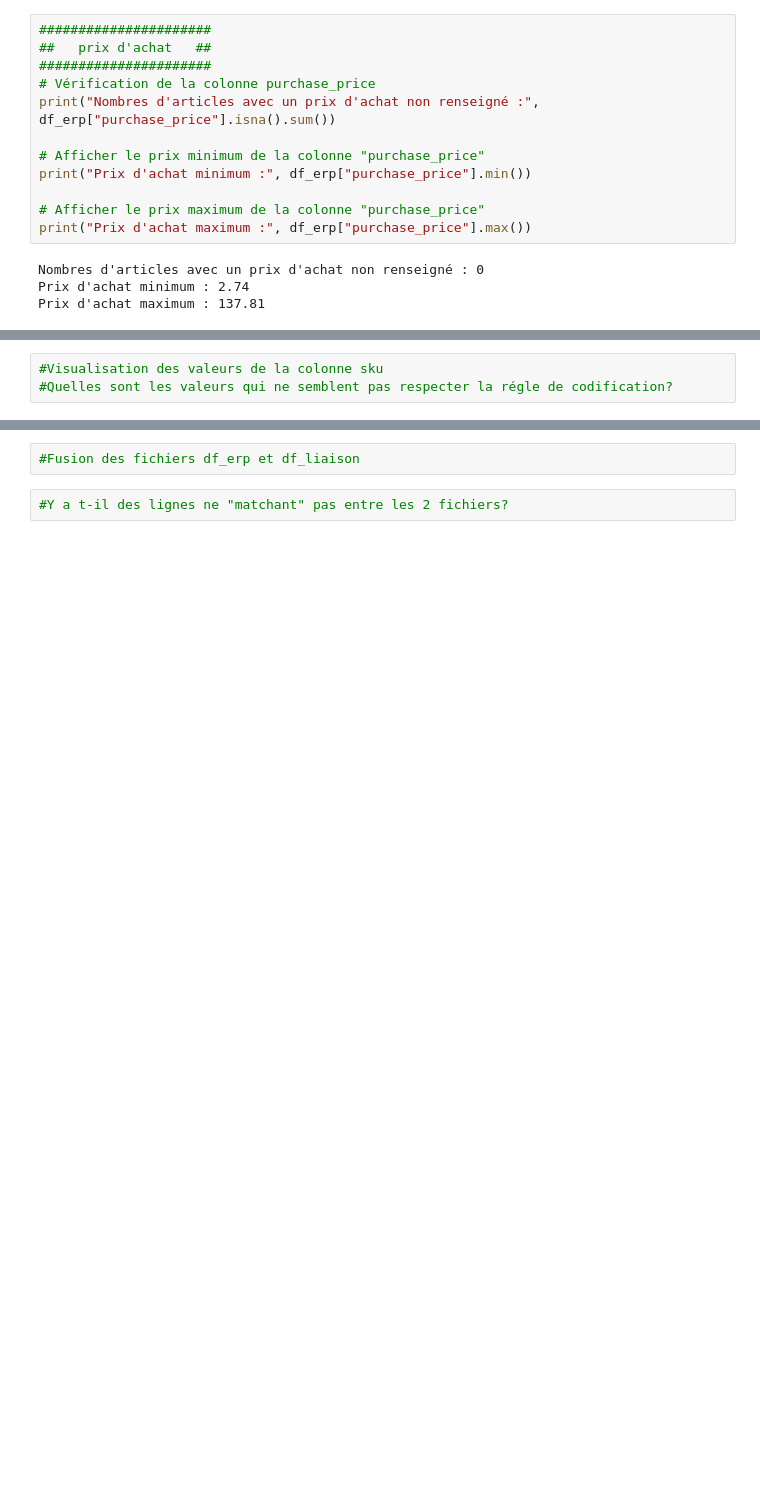
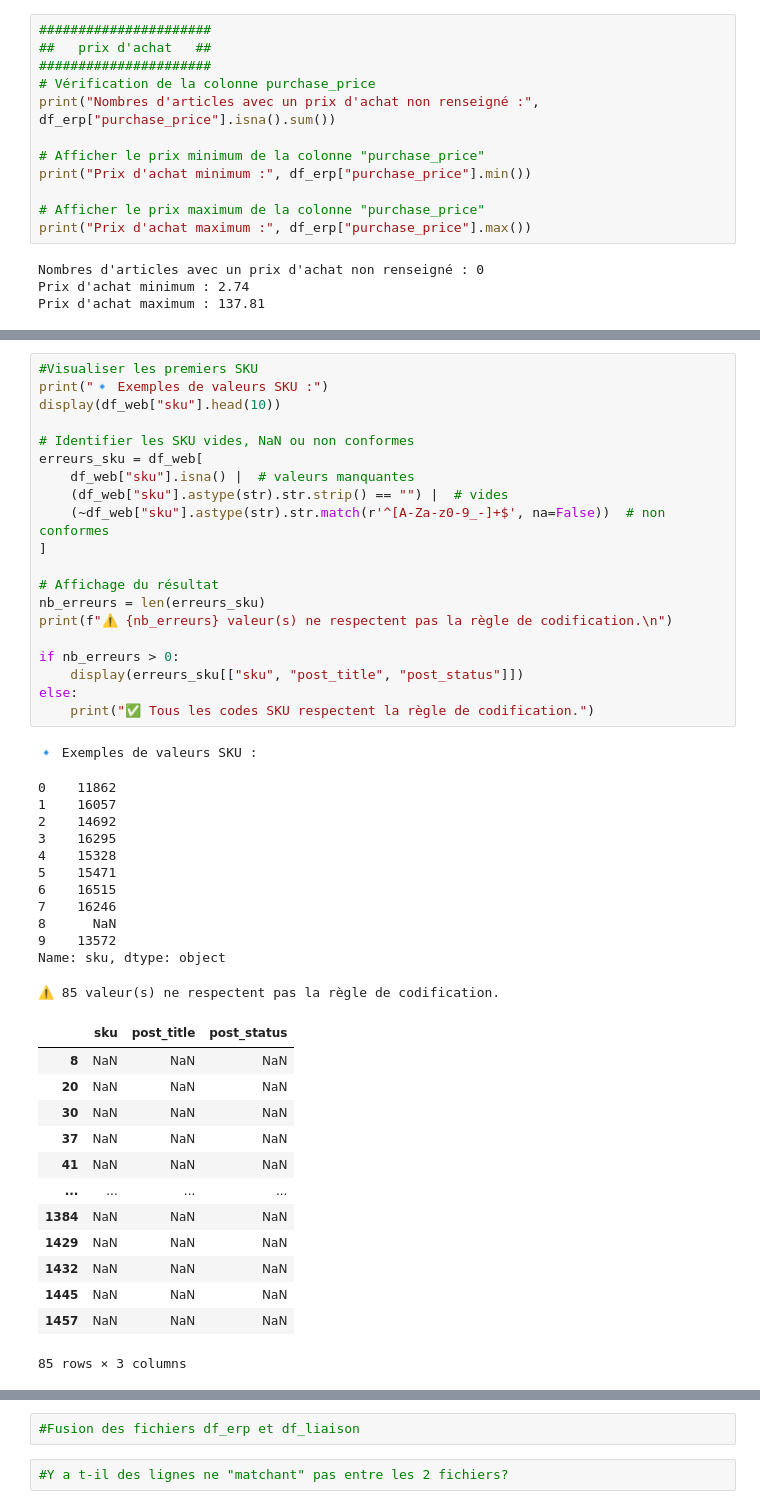
Before and after one commit to Stephane-OC/bottleneck, a Jupyter notebook: analyse_bottleneck.ipynb, the cells around one changed output, grey strips where cells are left out. Saved outputs shown, nothing was run; the diff lists cells and outputs as text; blank space fills up the shorter version.

```diff
--- a/analyse_bottleneck.ipynb
+++ b/analyse_bottleneck.ipynb
@@ -891,5 +971,49 @@ width:fit-content; margin:30px auto; text-align:left; box-shadow:0 0 15px #00000
 # %%
-#Visualisation des valeurs de la colonne sku
-#Quelles sont les valeurs qui ne semblent pas respecter la régle de codification?
+#Visualiser les premiers SKU
+print("🔹 Exemples de valeurs SKU :")
+display(df_web["sku"].head(10))
+
+# Identifier les SKU vides, NaN ou non conformes
+erreurs_sku = df_web[
+    df_web["sku"].isna() |  # valeurs manquantes
+    (df_web["sku"].astype(str).str.strip() == "") |  # vides
+    (~df_web["sku"].astype(str).str.match(r'^[A-Za-z0-9_-]+$', na=False))  # non conformes
+]
+
+# Affichage du résultat
+nb_erreurs = len(erreurs_sku)
+print(f"⚠️ {nb_erreurs} valeur(s) ne respectent pas la règle de codification.\n")
+
+if nb_erreurs > 0:
+    display(erreurs_sku[["sku", "post_title", "post_status"]])
+else:
+    print("✅ Tous les codes SKU respectent la règle de codification.")
+# %% [output]
+🔹 Exemples de valeurs SKU :
+0    11862
+1    16057
+2    14692
+3    16295
+4    15328
+5    15471
+6    16515
+7    16246
+8      NaN
+9    13572
+Name: sku, dtype: object
+⚠️ 85 valeur(s) ne respectent pas la règle de codification.
+|  | sku | post_title | post_status |
+| 8 | NaN | NaN | NaN |
+| 20 | NaN | NaN | NaN |
+| 30 | NaN | NaN | NaN |
+| 37 | NaN | NaN | NaN |
+| 41 | NaN | NaN | NaN |
+| ... | ... | ... | ... |
+| 1384 | NaN | NaN | NaN |
+| 1429 | NaN | NaN | NaN |
+| 1432 | NaN | NaN | NaN |
+| 1445 | NaN | NaN | NaN |
+| 1457 | NaN | NaN | NaN |
+85 rows × 3 columns
 # %%
 #Si vous avez identifié des codes articles ne respectant pas la régle de codification, consultez-les
```
Also changed, not shown: parts of 34 cells of this notebook, 1 other file.
